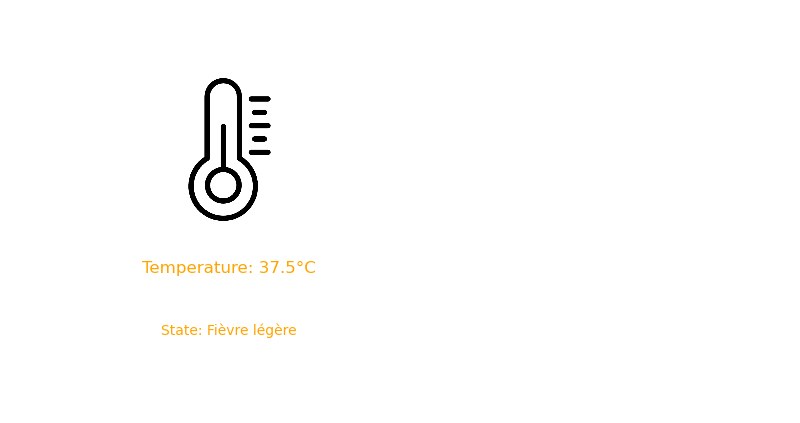
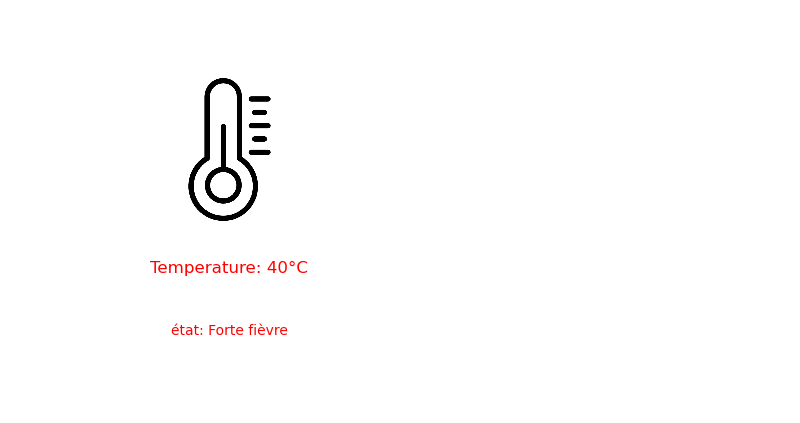
Before and after one commit to aarbatfarah1/Infant_Monitoring_Device_, a Jupyter notebook: vital signals/temperature.ipynb, the cells around one changed output. Drawn from its saved outputs; the diff is of its cells as text; code cells hidden in the pictures.

```diff
--- a/vital signals/temperature.ipynb
+++ b/vital signals/temperature.ipynb
@@ -10,13 +10,13 @@ import plotly.graph_objects as go
 # %%
 def get_thermal_state(temperature):
     if temperature>=35.0 and temperature<37.3:
-        return "Normale","red"
+        return "Normale","green"
     elif temperature>=37.3 and temperature<38.3:
         return "Fièvre légère","orange"
     elif temperature>=38.3 and temperature<39.3:
         return "Fièvre","yellow"
     elif  temperature>=39.3 and temperature<40.7:
-        return "Forte fièvre","green"
+        return "Forte fièvre","red"
     else :
         return "État thermique inconnu","black"
 # %%
@@ -26,36 +26,36 @@ def visualize_temperature(temperature):
 
     # Set the aspect ratio to be equal
     ax.set_aspect('equal', adjustable='box')
 
     # Load personalized thermometer icon
     thermometer_icon = plt.imread('thermometer.png')  # Replace with the path to your thermometer icon image file
 
     # Display thermometer icon using OffsetImage
     thermometer_imagebox = OffsetImage(thermometer_icon, zoom=0.2)
     thermometer_ab = AnnotationBbox(thermometer_imagebox, (0, 0), frameon=False)
     ax.add_artist(thermometer_ab)
     state,color=get_thermal_state(temperature)
     # Set the temperature value as text
     ax.text(0, -1, f'Temperature: {temperature}°C', ha='center', fontsize=12,color=color)
 
 
 
     # Display the temperature state phrase
-    ax.text(0, -1.5, f'State: {state}', ha='center', fontsize=10,color=color)
+    ax.text(0, -1.5, f'état: {state}', ha='center', fontsize=10,color=color)
 
     # Set axis limits and remove axes ticks
     ax.set_xlim(-1, 1)
     ax.set_ylim(-2, 1)
     ax.axis('off')
 
     # Show the plot
     plt.show()
 
 # Example usage
-body_temperature = 37.5  # Replace with the actual body temperature
+body_temperature = 40  # Replace with the actual body temperature
 visualize_temperature(body_temperature)
 # %% [output]
-[figure, old version]
+[figure, new version]
 # %%
 
 data=pd.read_csv('vital_signals.csv')
```
Also changed, not shown: parts of 7 cells of this notebook, 1 other file.
